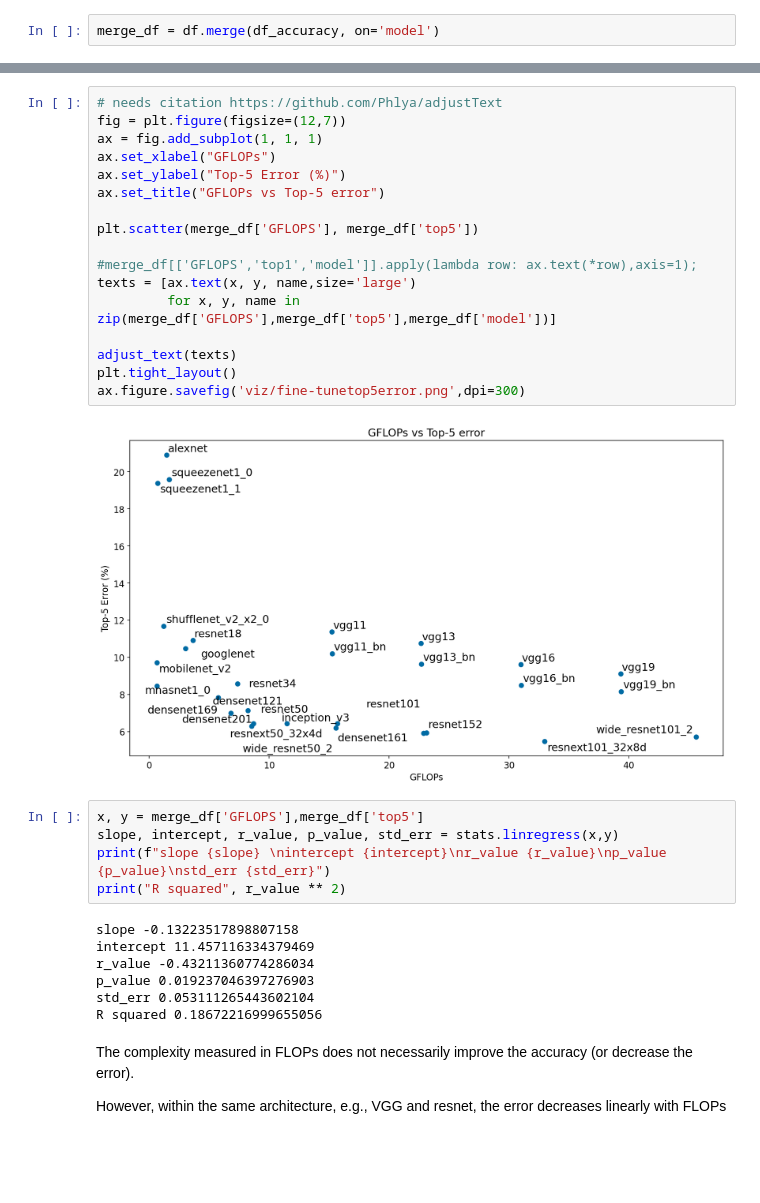
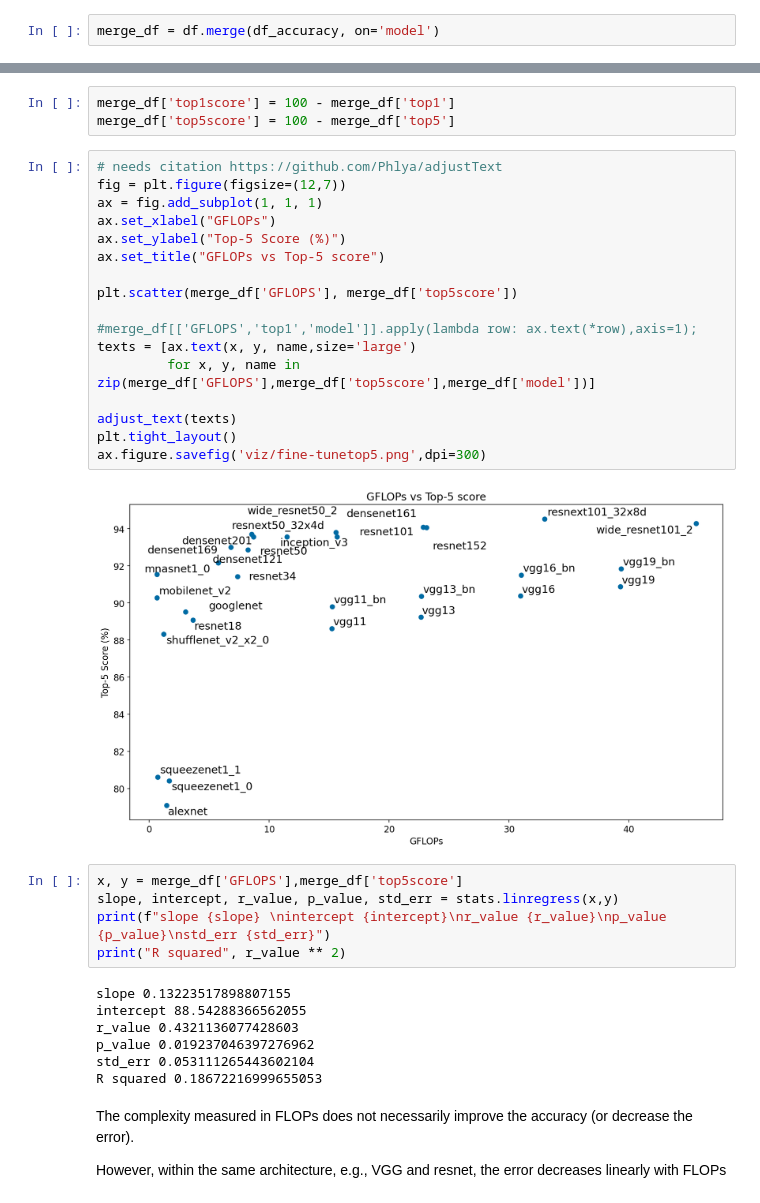
Before and after one commit to MScDissertation/model_hub, a Jupyter notebook: Training and FLOP analysis.ipynb, the cells around one changed output, grey strips where cells are left out. Drawn from its saved outputs; the diff is of its cells as text; blank space fills up the shorter version.

Commit message:
top1 top5 error to accuracy

```diff
--- a/Training and FLOP analysis.ipynb
+++ b/Training and FLOP analysis.ipynb
@@ -87,37 +87,40 @@ merge_df.head()
 | 2 | densenet161 | 7.787013e+09 | 28681000.0 | 15.574026 | 0.015574 | 28.681000 | 22.775723 | 1.121330e+08 | ... |
 | 3 | densenet169 | 3.398071e+09 | 14149480.0 | 6.796142 | 0.006796 | 14.149480 | 21.946474 | 4.893222e+07 | ... |
 | 4 | densenet201 | 4.340971e+09 | 20013928.0 | 8.681942 | 0.008682 | 20.013928 | 22.191364 | 6.250998e+07 | ... |
+# %%
+merge_df['top1score'] = 100 - merge_df['top1']
+merge_df['top5score'] = 100 - merge_df['top5']
 # %%
 # needs citation https://github.com/Phlya/adjustText
 fig = plt.figure(figsize=(12,7))
 ax = fig.add_subplot(1, 1, 1)
 ax.set_xlabel("GFLOPs")
-ax.set_ylabel("Top-5 Error (%)")
-ax.set_title("GFLOPs vs Top-5 error")
+ax.set_ylabel("Top-5 Score (%)")
+ax.set_title("GFLOPs vs Top-5 score")
 
-plt.scatter(merge_df['GFLOPS'], merge_df['top5'])
+plt.scatter(merge_df['GFLOPS'], merge_df['top5score'])
 
 #merge_df[['GFLOPS','top1','model']].apply(lambda row: ax.text(*row),axis=1);
 texts = [ax.text(x, y, name,size='large')
-         for x, y, name in zip(merge_df['GFLOPS'],merge_df['top5'],merge_df['model'])]
+         for x, y, name in zip(merge_df['GFLOPS'],merge_df['top5score'],merge_df['model'])]
 
 adjust_text(texts)
 plt.tight_layout()
-ax.figure.savefig('viz/fine-tunetop5error.png',dpi=300)
+ax.figure.savefig('viz/fine-tunetop5.png',dpi=300)
 # %% [output]
-[figure, old version]
+[figure, new version]
 # %%
-x, y = merge_df['GFLOPS'],merge_df['top5']
+x, y = merge_df['GFLOPS'],merge_df['top5score']
 slope, intercept, r_value, p_value, std_err = stats.linregress(x,y)
 print(f"slope {slope} \nintercept {intercept}\nr_value {r_value}\np_value {p_value}\nstd_err {std_err}")
 print("R squared", r_value ** 2)
 # %% [output]
-slope -0.13223517898807158
-intercept 11.457116334379469
-r_value -0.43211360774286034
-p_value 0.019237046397276903
+slope 0.13223517898807155
+intercept 88.54288366562055
+r_value 0.4321136077428603
+p_value 0.019237046397276962
 std_err 0.053111265443602104
-R squared 0.18672216999655056
+R squared 0.18672216999655053
 # %% [markdown]
 The complexity measured in FLOPs does not necessarily improve the accuracy (or decrease the error).
 
```
Also changed, not shown: parts of 12 cells of this notebook, 10 other files.
